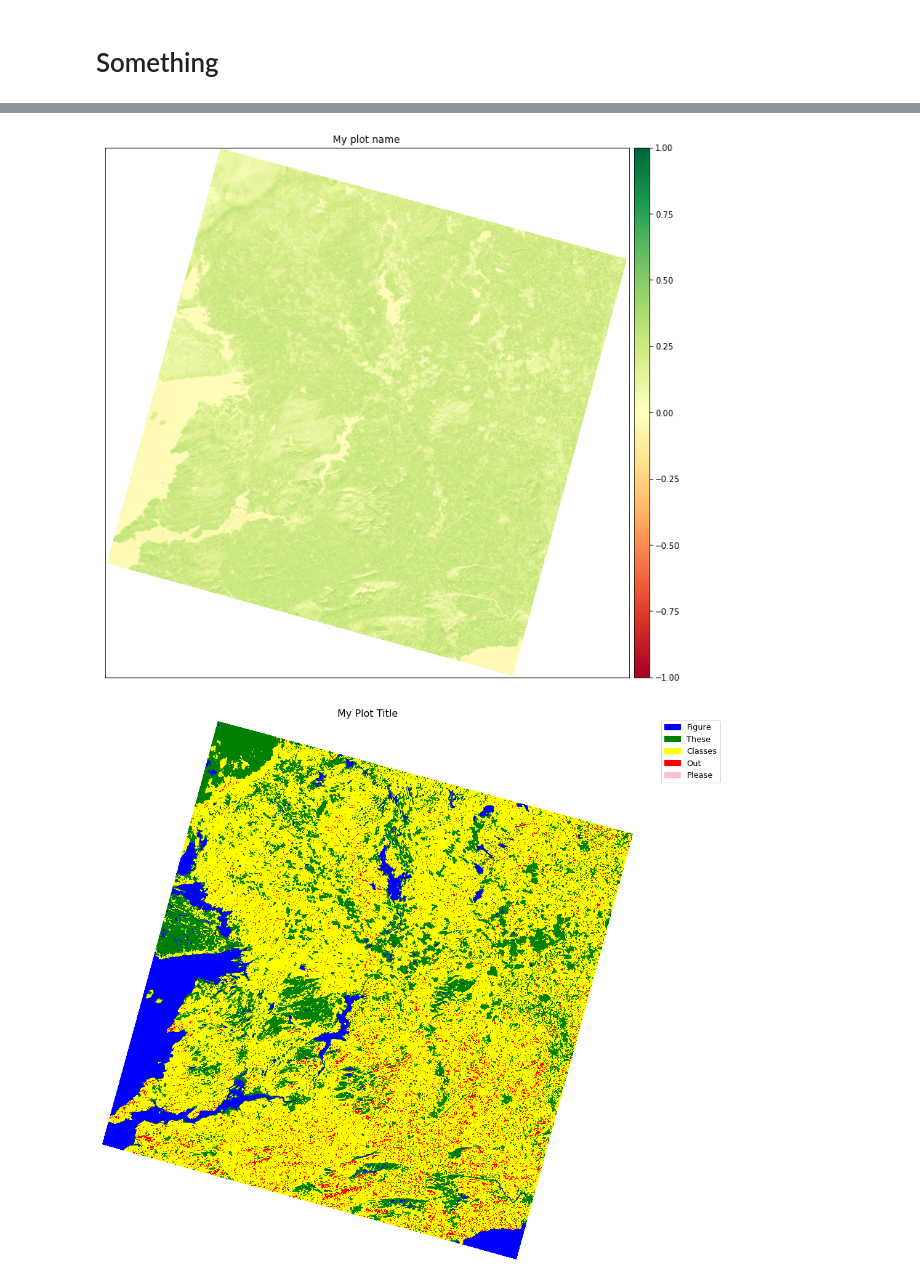
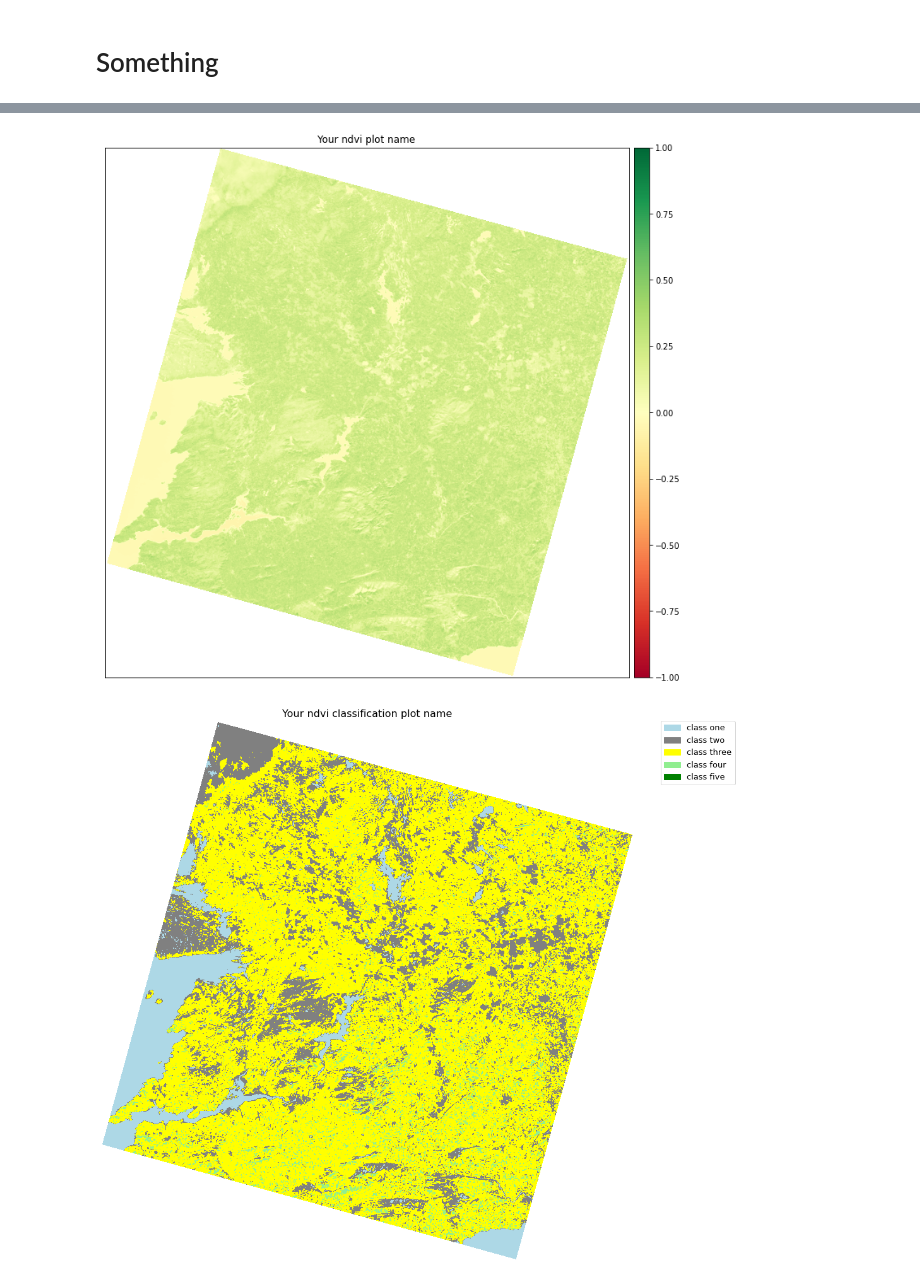
Before and after one commit to hjr26/Assignment_EGM722, a Jupyter notebook: NDVI_script.ipynb, the cells around one changed output, grey strips where cells are left out. Cells and saved outputs as stored; diff of their text form; code cells hidden in the pictures.

```diff
--- a/NDVI_script.ipynb
+++ b/NDVI_script.ipynb
@@ -27,14 +28,28 @@ ep.plot_rgb(image, rgb = [4, 3, 2], title = "test", stretch=True, str_clip=0.1)
 # %%
 ###define the key variables for the function, below.
-###note that image is defined above
-ndvi_plot_title = ["Your ndvi plot name"]
-cmap = "RdYlGn"
+###note that image is defined above when stacking the bands together
+###name the raw ndvi plot
+ndvi_plot_title = "Your ndvi plot name"
+###define the colour map. For example, "RdYlGn" (continuous scale red -> green) is often used for NDVI. Other options
+###available at https://matplotlib.org/stable/tutorials/colors/colormaps.html
+ndvi_cmap = "RdYlGn"
+
+#vmin and vmax are parameters for plotting the raw ndvi values. Depending on your dataset you might want to bring these
+###closer to zero to better show the spread of your data!
 vmin = -1
 vmax = 1
 
-#and for the classification
+###below you can specify how many classes you like. Classes defined below are -np.inf (lowest value in dataset) -> 0,
+###0 -> 0.15, 0.15 -> 0.3, 0.3 -> 0.5 and 0.5 -> +np.inf (highest value in dataset). 5 classes have been set here.
 ndvi_classes = [-np.inf, 0, 0.15, 0.3, 0.5, np.inf]
-ndvi_colours = ["blue", "green", "yellow", "red", "pink"]
-ndvi_class_names = ["one", "two", "three", "four", "five"]
-classification_plot_title = ["Your classification plot name"]
+
+###and then specify the colours for the classes, make sure this matches the number of classes above
+ndvi_colours = ["lightblue", "grey", "yellow", "lightgreen", "green"]
+
+###and name the classes. Again, make sure this matches the number of classes.
+ndvi_class_names = ["class one", "class two", "class three", "class four",
+                    "class five"]
+
+###and name your final classification plot's title
+classification_plot_title = "Your ndvi classification plot name"
 # %%
@@ -106,7 +106,7 @@ def ndvi (image):
     plt.tight_layout()
 # %%
 ###run the function on your image. This will give you the plotted output for the NDVI.
-ndvi(image)
+ndvi(image, ndvi_plot_title, cmap, vmin, vmax, ndvi_classes, ndvi_colours, ndvi_class_names, classification_plot_title)
 # %% [output]
-[figure, old version]
+[figure, new version]
-[figure, old version]
+[figure, new version]
```
Also changed, not shown: parts of 5 cells of this notebook, 1 other file.
